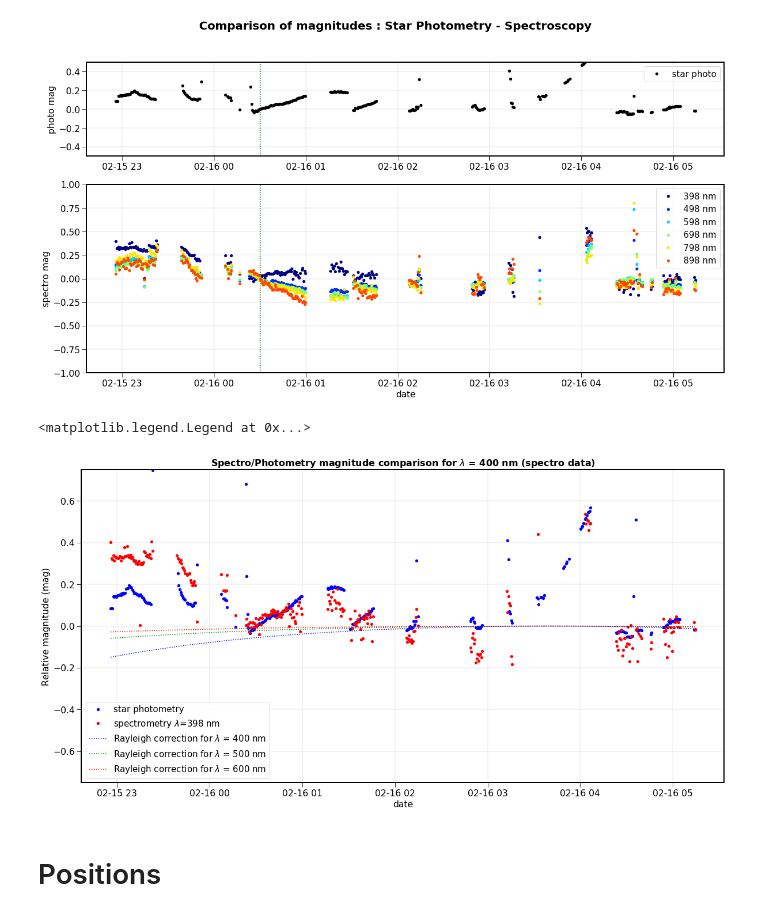
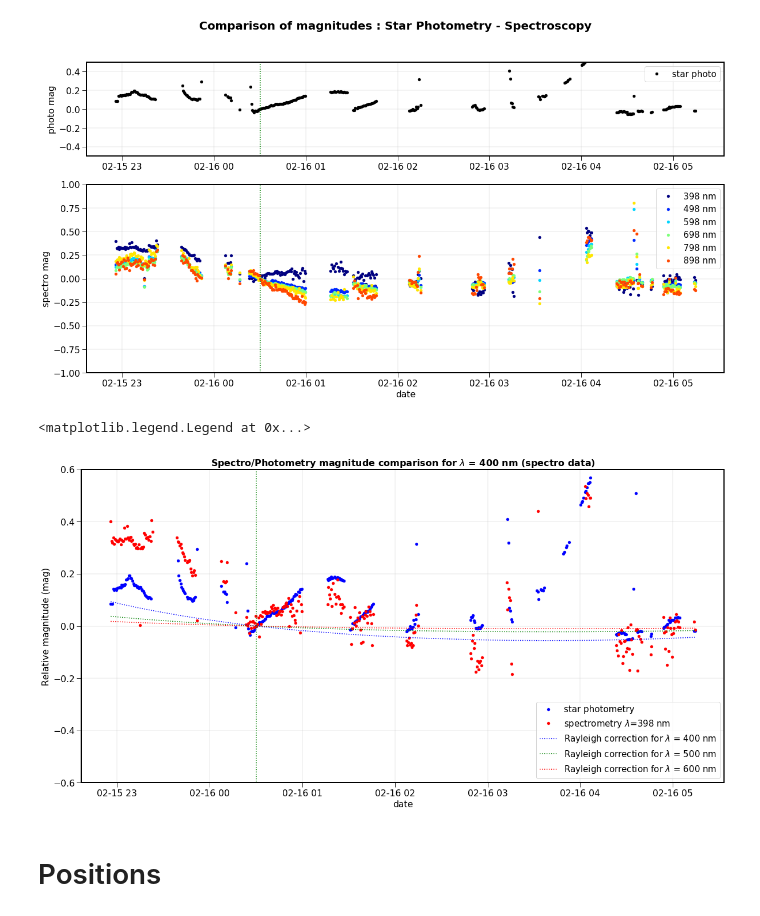
Before and after one commit to sylvielsstfr/SpectractorAnaAtm19, a Jupyter notebook: ana_20190215_HD116405_Filtre_None/MergeSpectroPhotometry_v2.ipynb, the cells around one changed output. Cells and saved outputs as stored; diff of their text form; code cells hidden in the pictures.

```diff
--- a/ana_20190215_HD116405_Filtre_None/MergeSpectroPhotometry_v2.ipynb
+++ b/ana_20190215_HD116405_Filtre_None/MergeSpectroPhotometry_v2.ipynb
@@ -222,3 +222,5 @@ idx_ref1=np.where(all_datetime1==datetime_ref)[0][0]
 print(idx_ref1,idx_ref2)
 # %% [output]
 87 130
+# %%
+am_ref1=t1["airmass"][idx_ref1]
@@ -344,31 +350,32 @@ Text(0.5, 0.98, 'Comparison of magnitudes : Star Photometry - Spectroscopy')
 # %%
 plt.figure(figsize=(20,10))
 
 Deltamag1=t1["starmag"]-t1["starmag"][idx_ref1]
 
 plt.plot(all_datetime1,Deltamag1,'bo',label="star photometry")
 
 Deltamag2= MMag_mean_ALL[all_idxwl[0],map_photo_to_spectro_idx]- MMag_mean_ALL[all_idxwl[0],idx_ref2]
 
 plt.plot(all_datetime1,Deltamag2,'ro',label="spectrometry $\lambda$={:3.0f} nm".format(Lambdas_ref[all_idxwl[0]]))
-plt.ylim(-0.75,0.75)
+plt.ylim(-0.6,0.6)
+plt.plot([all_datetime1[idx_ref1],all_datetime1[idx_ref1]],[-0.75,0.75],'g:')
 plt.grid()
 plt.legend()
 mcolors=["b","g","r"]
 ii=0
 for wl in [400.,500.,600.]:
-    od_adiab = RayOptDepth_adiabatic(wl,altitude=2890.5, costh=1./t1["airmass"]) - RayOptDepth_adiabatic(wl,altitude=2890.5, costh=1.) # Rayleigh optical depth
+    od_adiab = RayOptDepth_adiabatic(wl,altitude=2890.5, costh=1./t1["airmass"]) - RayOptDepth_adiabatic(wl,altitude=2890.5, costh=1/am_ref1) # Rayleigh optical depth
     label="Rayleigh correction for $\lambda$ = {:3.0f} nm".format(wl)
-    plt.plot(all_datetime1,-2.5/np.log(10.)*od_adiab,':',color=mcolors[ii],label=label)
+    plt.plot(all_datetime1,2.5/np.log(10.)*od_adiab,':',color=mcolors[ii],label=label)
     ii+=1
 
 plt.title("Spectro/Photometry magnitude comparison for $\lambda$ = 400 nm (spectro data)")
 plt.xlabel("date")
 plt.ylabel("Relative magnitude (mag)")
 plt.legend(fontsize=15)
 # %% [output]
 <matplotlib.legend.Legend at 0x...>
-[figure, old version]
+[figure, new version]
 # %% [markdown]
 # Positions
 # %%
```
Also changed, not shown: parts of 19 cells of this notebook.
